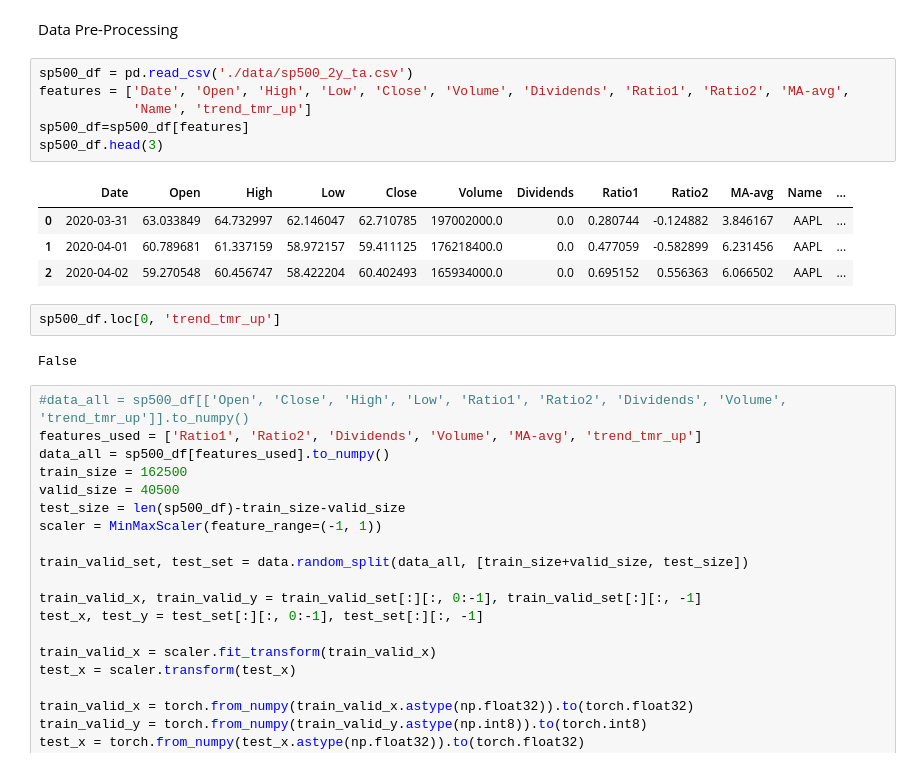
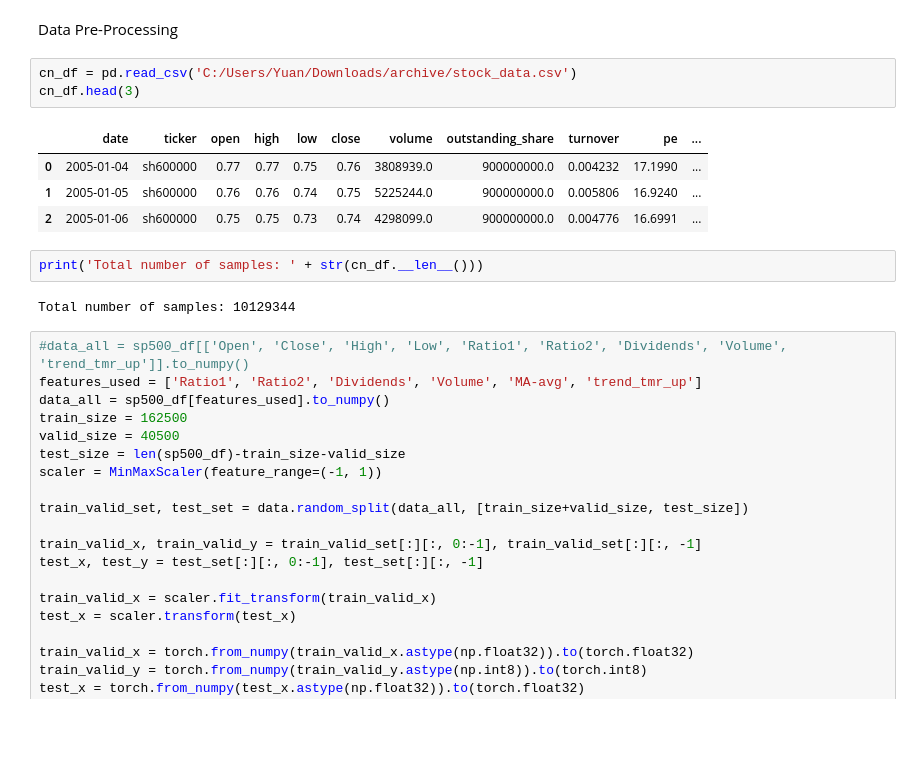
Before and after one commit to hiyuantang/Stock_tmr_Pred, a Jupyter notebook: US_Stock.ipynb, the cells around one changed output. Saved outputs shown, nothing was run; the diff lists cells and outputs as text; blank space fills up the shorter version.

Commit message:
add cn_stock

```diff
--- a/D.ipynb
+++ b/US_Stock.ipynb
@@ -13,21 +13,18 @@ import math
 import talib as ta
 # %% [markdown]
 Data Pre-Processing
-# %%
-sp500_df = pd.read_csv('./data/sp500_2y_ta.csv')
-features = ['Date', 'Open', 'High', 'Low', 'Close', 'Volume', 'Dividends', 'Ratio1', 'Ratio2', 'MA-avg',
-            'Name', 'trend_tmr_up']
-sp500_df=sp500_df[features]
-sp500_df.head(3)
-# %% [output]
-|  | Date | Open | High | Low | Close | Volume | Dividends | Ratio1 | Ratio2 | MA-avg | Name | ... |
-| 0 | 2020-03-31 | 63.033849 | 64.732997 | 62.146047 | 62.710785 | 197002000.0 | 0.0 | 0.280744 | -0.124882 | 3.846167 | AAPL | ... |
-| 1 | 2020-04-01 | 60.789681 | 61.337159 | 58.972157 | 59.411125 | 176218400.0 | 0.0 | 0.477059 | -0.582899 | 6.231456 | AAPL | ... |
-| 2 | 2020-04-02 | 59.270548 | 60.456747 | 58.422204 | 60.402493 | 165934000.0 | 0.0 | 0.695152 | 0.556363 | 6.066502 | AAPL | ... |
-# %%
-sp500_df.loc[0, 'trend_tmr_up']
-# %% [output]
-False
+# %%
+cn_df = pd.read_csv('C:/Users/Yuan/Downloads/archive/stock_data.csv')
+cn_df.head(3)
+# %% [output]
+|  | date | ticker | open | high | low | close | volume | outstanding_share | turnover | pe | ... |
+| 0 | 2005-01-04 | sh600000 | 0.77 | 0.77 | 0.75 | 0.76 | 3808939.0 | 900000000.0 | 0.004232 | 17.1990 | ... |
+| 1 | 2005-01-05 | sh600000 | 0.76 | 0.76 | 0.74 | 0.75 | 5225244.0 | 900000000.0 | 0.005806 | 16.9240 | ... |
+| 2 | 2005-01-06 | sh600000 | 0.75 | 0.75 | 0.73 | 0.74 | 4298099.0 | 900000000.0 | 0.004776 | 16.6991 | ... |
+# %%
+print('Total number of samples: ' + str(cn_df.__len__()))
+# %% [output]
+Total number of samples: 10129344
 # %%
 #data_all = sp500_df[['Open', 'Close', 'High', 'Low', 'Ratio1', 'Ratio2', 'Dividends', 'Volume', 'trend_tmr_up']].to_numpy()
 features_used = ['Ratio1', 'Ratio2', 'Dividends', 'Volume', 'MA-avg', 'trend_tmr_up']
```
Also changed, not shown: parts of 2 cells of this notebook, 1 other file.
